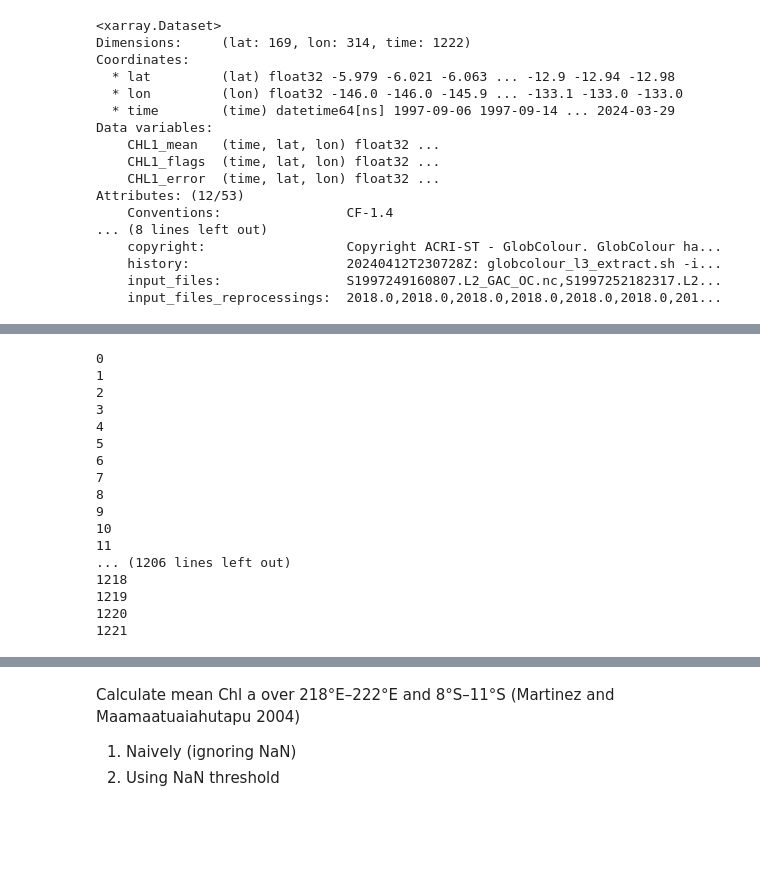
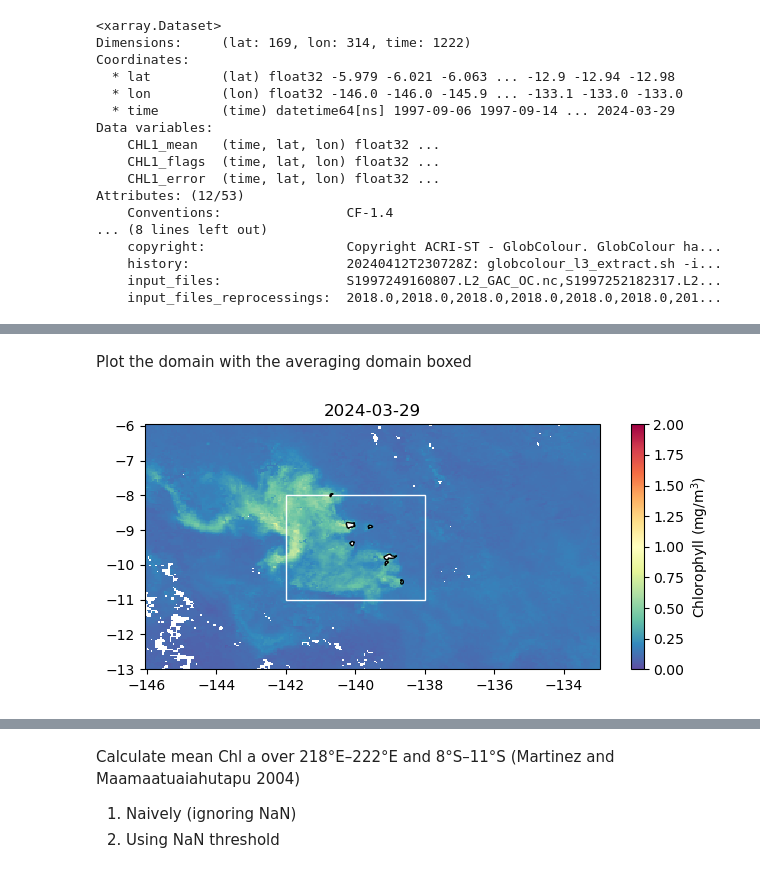
Before and after one commit to ychnli/Stanford-SEA, a Jupyter notebook: calc_timeseries.ipynb, the cells around one changed output, grey strips where cells are left out. Cells and saved outputs as stored; diff of their text form; code cells hidden in the pictures; blank space fills up the shorter version.

```diff
--- a/calc_timeseries.ipynb
+++ b/calc_timeseries.ipynb
@@ -160,13 +149,21 @@ mean_chla.plot()
+# %% [markdown]
+Plot the domain with the averaging domain boxed
 # %%
-def plot_map(data, dir):
+def plot_map(data, dir='', save=False, time_as_title=True, title=''):
     plt.figure(figsize=(8,7))
     ax = plt.subplot(2,1, 1, projection=ccrs.PlateCarree())
     im = ax.pcolormesh(data.lon, data.lat, data,
                        vmin=0, vmax=2, cmap='Spectral_r', transform=ccrs.PlateCarree())
+    if time_as_title:
+        if 'time' in data.dims:
+            date = np.datetime_as_string(data.time.values, unit='D')
+            plt.title(date)
+        else:
+            ValueError('dataarray does not have time dimension')
+    else:
+        plt.title(title)
 
-    date = np.datetime_as_string(data.time.values, unit='D')
     ax.coastlines()
-    plt.title(date)
     ax.set_xticks(np.linspace(-146, -134, 7), crs=ccrs.PlateCarree())
     ax.set_yticks(np.linspace(-13, -6, 8), crs=ccrs.PlateCarree())
 
@@ -179,27 +176,15 @@ def plot_map(data, dir):
 
     cbar = plt.colorbar(im, orientation='vertical')
     cbar.set_label(fr'Chlorophyll (mg/m$^3$)')
-    plt.savefig(f'{dir}/{date}.jpg', dpi=300, bbox_inches='tight')
-    plt.close()
+    if save and time_as_title:
+        plt.savefig(f'{dir}/{date}.jpg', dpi=300, bbox_inches='tight')
+        plt.close()
+    else: plt.show()
 
-for i in range(len(chla.time)):
-    print(i)
-    plot_map(chla[i], 'chlorophyll_frames')
+# for i in range(len(chla.time)):
+#     print(i)
+#     plot_map(chla[i], 'chlorophyll_frames')
-# %% [output]
-0
-1
-2
-3
-4
-5
-6
-7
-8
-9
-10
-11
-... (1206 lines left out)
-1218
-1219
-1220
-1221
+# %%
+plot_map(chla[-1])
+# %% [output]
+[figure, added]
```
Also changed, not shown: parts of 17 cells of this notebook.
